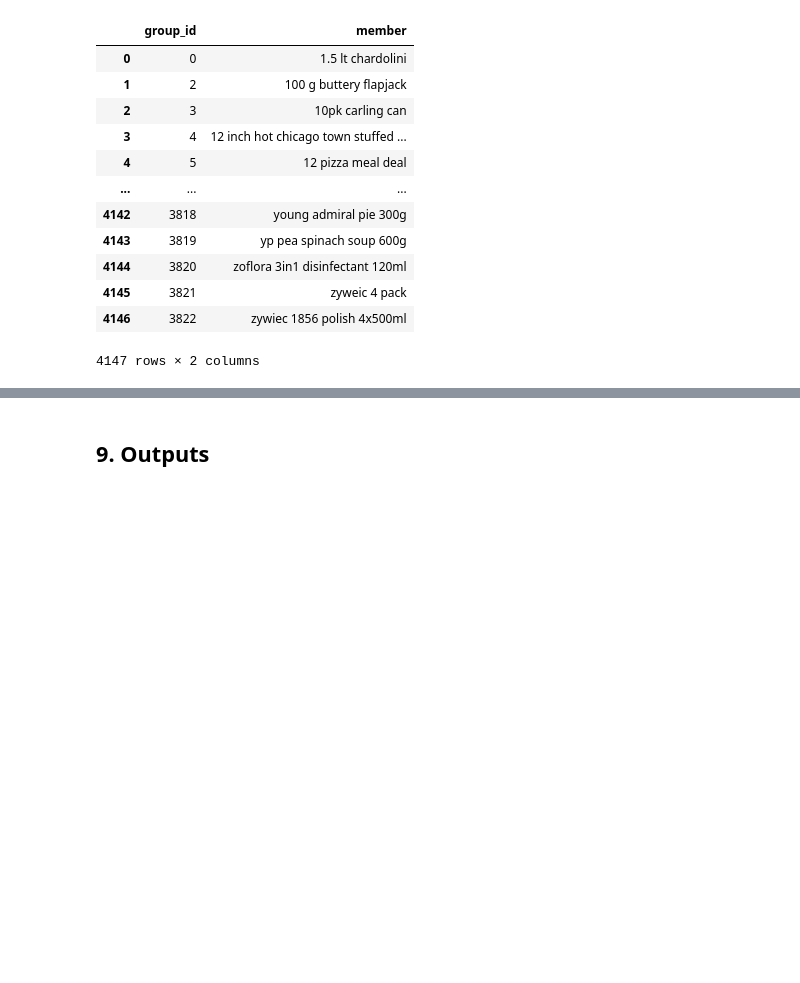
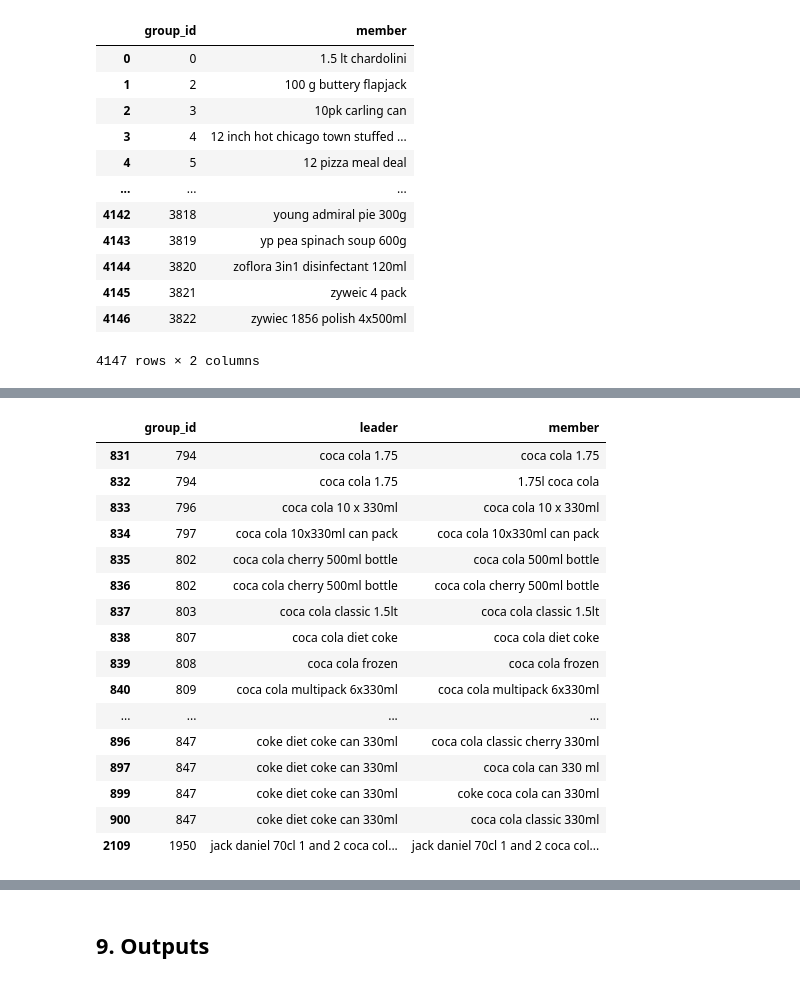
Before and after one commit to oportusgonzalo/product-deduplication, a Jupyter notebook: notebooks/fuzzy_notebook.ipynb, the cells around one changed output, grey strips where cells are left out. Saved outputs shown, nothing was run; the diff lists cells and outputs as text; code cells hidden in the pictures; blank space fills up the shorter version.

```diff
--- a/notebooks/fuzzy_notebook.ipynb
+++ b/notebooks/fuzzy_notebook.ipynb
@@ -470,0 +482,20 @@ track_df
+# %%
+groups_df[(groups_df['leader'].str.contains('coca'))|(groups_df['member'].str.contains('coca'))]
+# %% [output]
+|  | group_id | leader | member |
+| 831 | 794 | coca cola 1.75 | coca cola 1.75 |
+| 832 | 794 | coca cola 1.75 | 1.75l coca cola |
+| 833 | 796 | coca cola 10 x 330ml | coca cola 10 x 330ml |
+| 834 | 797 | coca cola 10x330ml can pack | coca cola 10x330ml can pack |
+| 835 | 802 | coca cola cherry 500ml bottle | coca cola 500ml bottle |
+| 836 | 802 | coca cola cherry 500ml bottle | coca cola cherry 500ml bottle |
+| 837 | 803 | coca cola classic 1.5lt | coca cola classic 1.5lt |
+| 838 | 807 | coca cola diet coke | coca cola diet coke |
+| 839 | 808 | coca cola frozen | coca cola frozen |
+| 840 | 809 | coca cola multipack 6x330ml | coca cola multipack 6x330ml |
+| ... | ... | ... | ... |
+| 896 | 847 | coke diet coke can 330ml | coca cola classic cherry 330ml |
+| 897 | 847 | coke diet coke can 330ml | coca cola can 330 ml |
+| 899 | 847 | coke diet coke can 330ml | coke coca cola can 330ml |
+| 900 | 847 | coke diet coke can 330ml | coca cola classic 330ml |
+| 2109 | 1950 | jack daniel 70cl 1 and 2 coca col... | jack daniel 70cl 1 and 2 coca col... |
```
Also changed, not shown: parts of 63 cells of this notebook.
